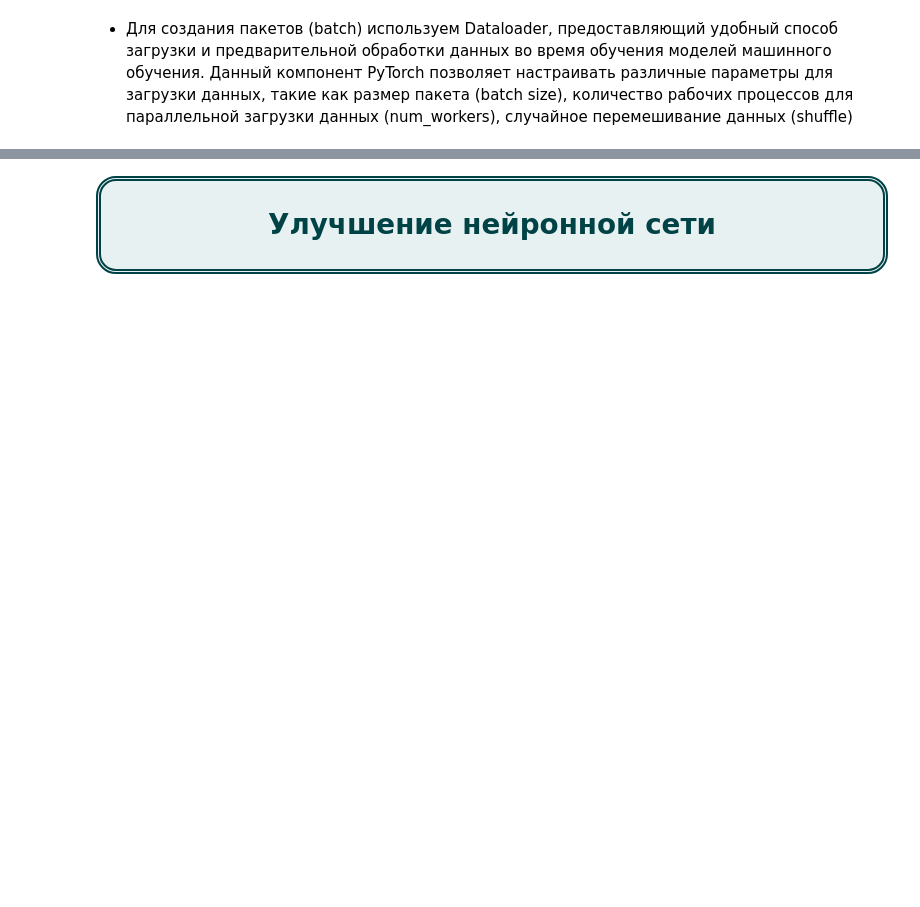
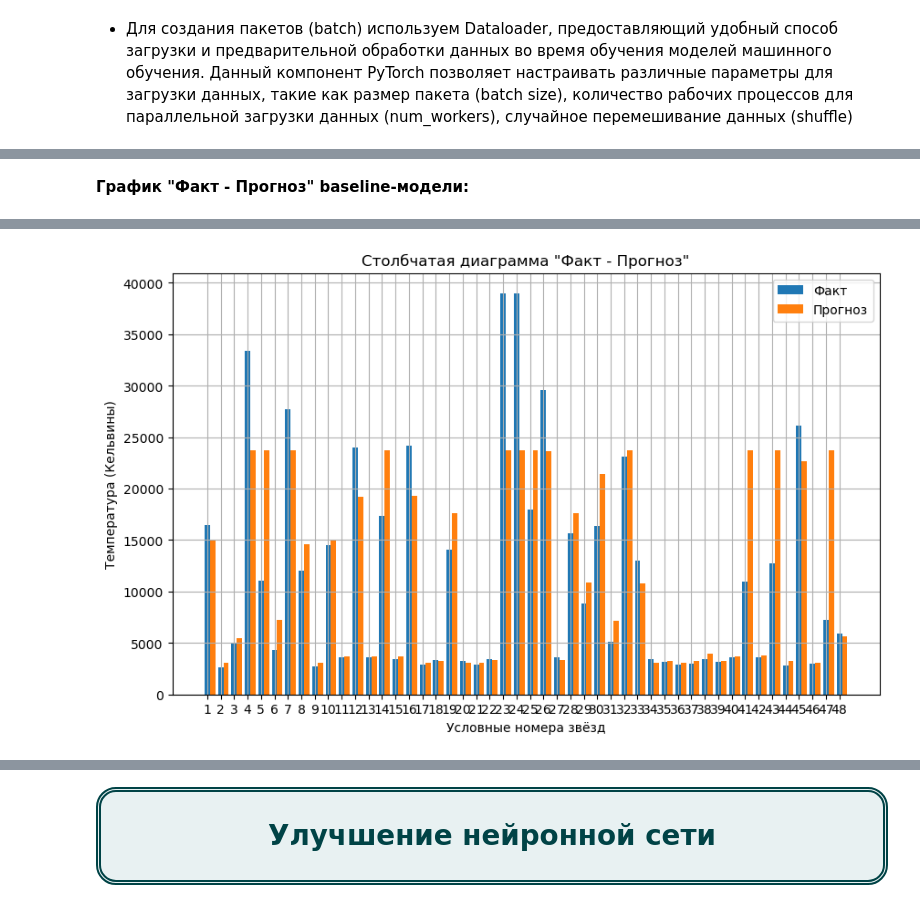
Before and after one commit to Denis-Mukhanov/determining-temperature-stars, a Jupyter notebook: determining_temperature_stars.ipynb, the cells around one changed output, grey strips where cells are left out. Drawn from its saved outputs; the diff is of its cells as text; code cells hidden in the pictures; blank space fills up the shorter version.

```diff
--- a/determining_temperature_stars.ipynb
+++ b/determining_temperature_stars.ipynb
@@ -657,5 +680,5 @@ class Batch(Dataset):
   def __getitem__(self, idx):
     label = self.labels[idx]
     data = self.data[idx]
-    sample = {"data": data, "temp": label}
+    sample = {'data': data, 'temperature': label}
     return sample
@@ -698,27 +860,21 @@ train_dataloader = DataLoader(Batch(X_train, y_train), batch_size=batch_size, sh
+# %% [markdown]
+__График "Факт - Прогноз" baseline-модели:__
 # %%
-# обучение
-for epoch in range(num_epochs):
-    running_loss = 0.0
-    for i in range(0, X_train_tensor.shape[0], batch_size):
-        inputs = X_train_tensor[i:i+batch_size]
-        labels = y_train_tensor[i:i+batch_size]
+actual_values = y_test_tensor.numpy().flatten()
+predicted_values = result['best_model'].forward(X_test_tensor).detach().numpy().flatten()
+# условные номера звезд
+star_numbers = range(1, len(actual_values) + 1)
 
-        optimizer.zero_grad()
+bar_width = 0.4 # ширина столбцов
 
-        outputs = model(inputs)
-        labels = labels.unsqueeze(1)
-        loss = criterion(outputs, labels)
-        loss.backward()
-        optimizer.step()
-
-        running_loss += loss.item()
-
-    epoch_loss = running_loss / (X_train_tensor.shape[0] // batch_size)
-    # вывод результатов каждой десятой и последней эпох:
-    if epoch % 10 == 0 or epoch == num_epochs - 1:
-        with torch.no_grad():
-            y_pred_tensor = model(X_test_tensor)
-            y_pred = y_pred_tensor.numpy().flatten()
-            rmse = sqrt(mean_squared_error(y_test_tensor, y_pred))
-            print(f'Epoch {epoch} loss: {round(epoch_loss)} RMSE: {round(sqrt(epoch_loss))} RMSE-test: {round(rmse)}')
+plt.figure(figsize=(10, 6))
+plt.bar(star_numbers, actual_values, width=bar_width, label='Факт', align='center')
+plt.bar(np.array(star_numbers) + bar_width, predicted_values, width=bar_width, label='Прогноз', align='center')
+plt.xlabel('Условные номера звёзд')
+plt.ylabel('Температура (Кельвины)')
+plt.title('Столбчатая диаграмма "Факт - Прогноз"')
+plt.legend()
+plt.grid(True)
+plt.xticks(star_numbers)
+plt.show()
 # %% [output]
@@ -735,0 +881 @@ Epoch 99 loss: 19766901 RMSE: 4446 RMSE-test: 5641
+[figure, added]
```
Also changed, not shown: parts of 35 cells of this notebook.
